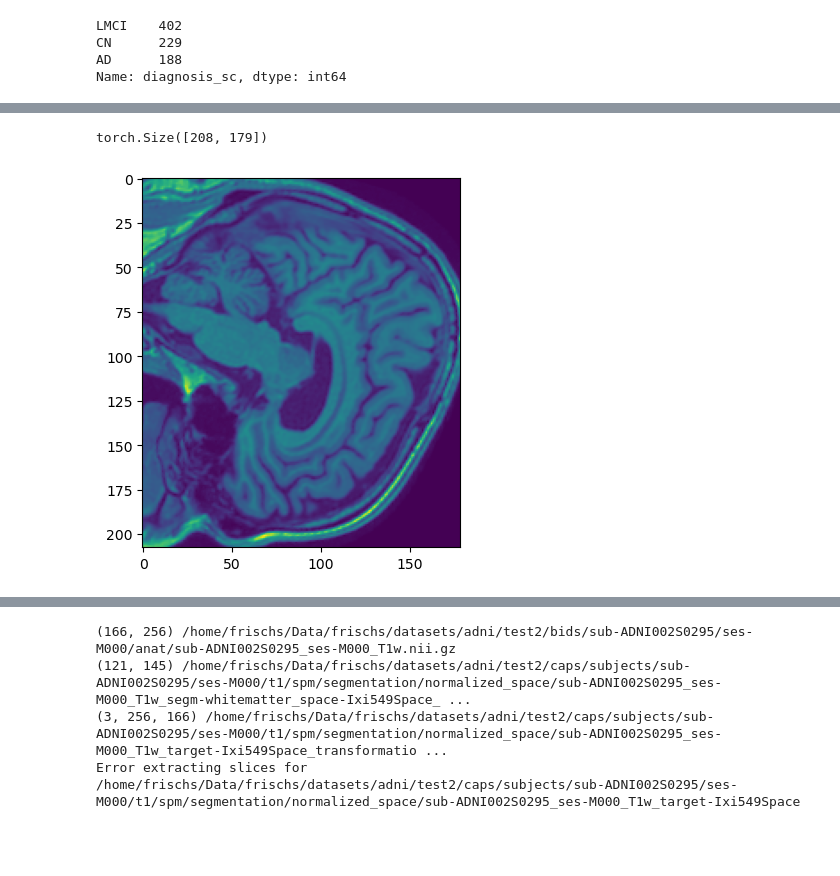
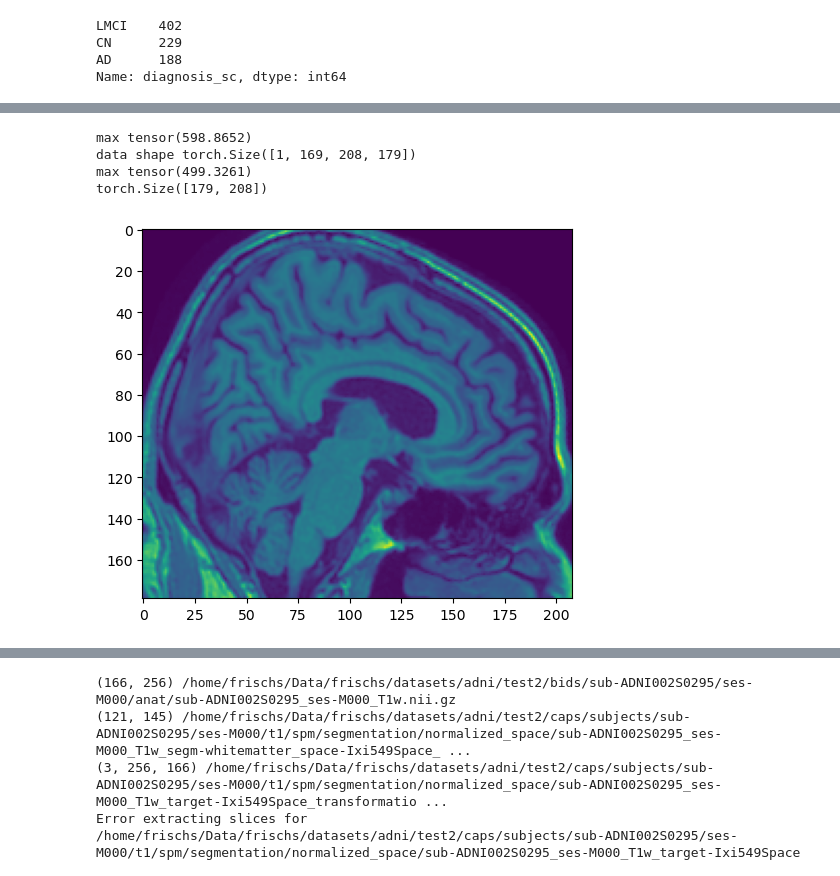
Before and after one commit to ga92xug/master-thesis, a Jupyter notebook: notebooks/data/adni/extract_slice.ipynb, the cells around one changed output, grey strips where cells are left out. Saved outputs shown, nothing was run; the diff lists cells and outputs as text; code cells hidden in the pictures; blank space fills up the shorter version.

```diff
--- a/notebooks/data/adni/extract_slice.ipynb
+++ b/notebooks/data/adni/extract_slice.ipynb
@@ -38,15 +75,23 @@ Name: diagnosis_sc, dtype: int64
 # %%
 folder = "test2/linear_caps/subjects/sub-ADNI002S0295/ses-M000/deeplearning_prepare_data/image_based/t1_linear/sub-ADNI002S0295_ses-M000_space-MNI152NLin2009cSym_desc-Crop_res-1x1x1_T1w.pt"
-import torch
-data = torch.load(os.path.join(PATH, folder))
-data.shape
+
+folder = "test2/linear_caps/subjects/sub-ADNI002S0295/ses-M000/deeplearning_prepare_data/image_based/t1_linear/sub-ADNI002S0295_ses-M000_space-MNI152NLin2009cSym_desc-Crop_res-1x1x1_T1w.pt"
+data : torch.Tensor = torch.load(os.path.join(PATH, folder))
+print("max", data.max())
+print("data shape", data.shape)
 image = data[:,90,:,:].squeeze()
+print("max", image.max())
+# flip image by 90 degrees to the right
+image = image.rot90(1)
 print(image.shape)
 plt.imshow(image)
 plt.show()
 # %% [output]
-torch.Size([208, 179])
+max tensor(598.8652)
+data shape torch.Size([1, 169, 208, 179])
+max tensor(499.3261)
+torch.Size([179, 208])
-[figure, old version]
+[figure, new version]
 # %%
 bids_folder = "test2/bids/sub-ADNI002S0295/ses-M000/anat"
 bids_image = "sub-ADNI002S0295_ses-M000_T1w.nii.gz"
```
Also changed, not shown: parts of 4 cells of this notebook, 16 other files.
